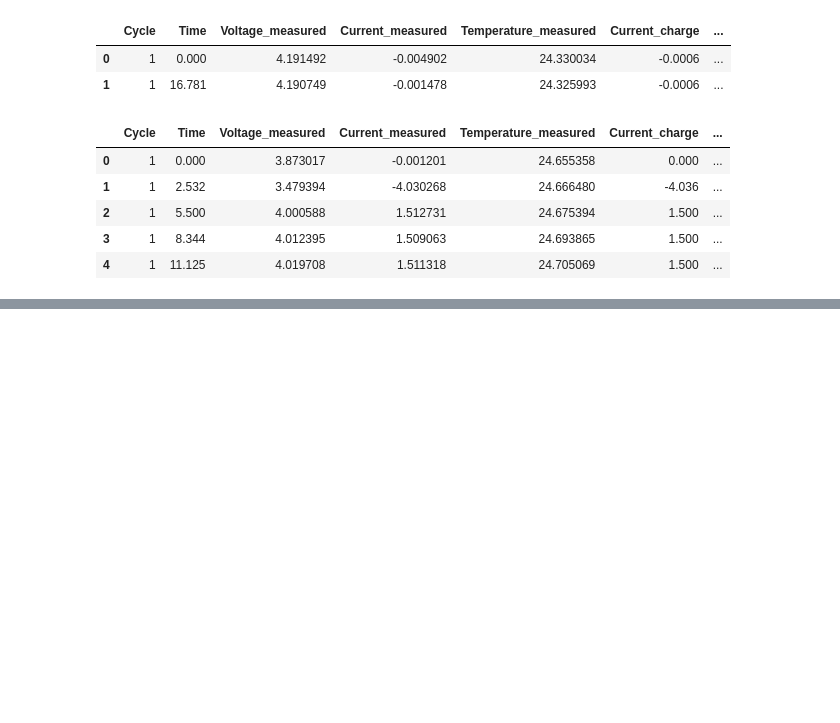
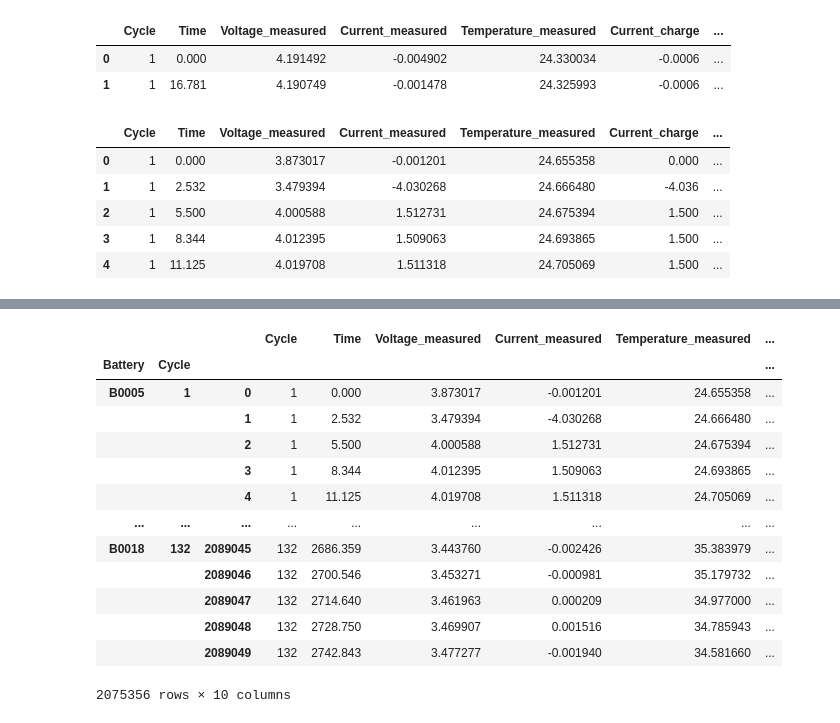
Before and after one commit to RomanShrestha07/CPSC_4830_Group_Project, a Jupyter notebook: Group_Project.ipynb, the cells around one changed output, grey strips where cells are left out. Cells and saved outputs as stored; diff of their text form; code cells hidden in the pictures; blank space fills up the shorter version.

```diff
--- a/Group_Project.ipynb
+++ b/Group_Project.ipynb
@@ -692,0 +737,18 @@ total_battery_df.head()
+# %%
+total_battery_df = total_battery_df.dropna()
+total_battery_df
+# %% [output]
+|  |  |  | Cycle | Time | Voltage_measured | Current_measured | Temperature_measured | ... |
+| Battery | Cycle |  |  |  |  |  |  | ... |
+| B0005 | 1 | 0 | 1 | 0.000 | 3.873017 | -0.001201 | 24.655358 | ... |
+|  |  | 1 | 1 | 2.532 | 3.479394 | -4.030268 | 24.666480 | ... |
+|  |  | 2 | 1 | 5.500 | 4.000588 | 1.512731 | 24.675394 | ... |
+|  |  | 3 | 1 | 8.344 | 4.012395 | 1.509063 | 24.693865 | ... |
+|  |  | 4 | 1 | 11.125 | 4.019708 | 1.511318 | 24.705069 | ... |
+| ... | ... | ... | ... | ... | ... | ... | ... | ... |
+| B0018 | 132 | 2089045 | 132 | 2686.359 | 3.443760 | -0.002426 | 35.383979 | ... |
+|  |  | 2089046 | 132 | 2700.546 | 3.453271 | -0.000981 | 35.179732 | ... |
+|  |  | 2089047 | 132 | 2714.640 | 3.461963 | 0.000209 | 34.977000 | ... |
+|  |  | 2089048 | 132 | 2728.750 | 3.469907 | 0.001516 | 34.785943 | ... |
+|  |  | 2089049 | 132 | 2742.843 | 3.477277 | -0.001940 | 34.581660 | ... |
+2075356 rows × 10 columns
```
Also changed, not shown: parts of 5 cells of this notebook.
